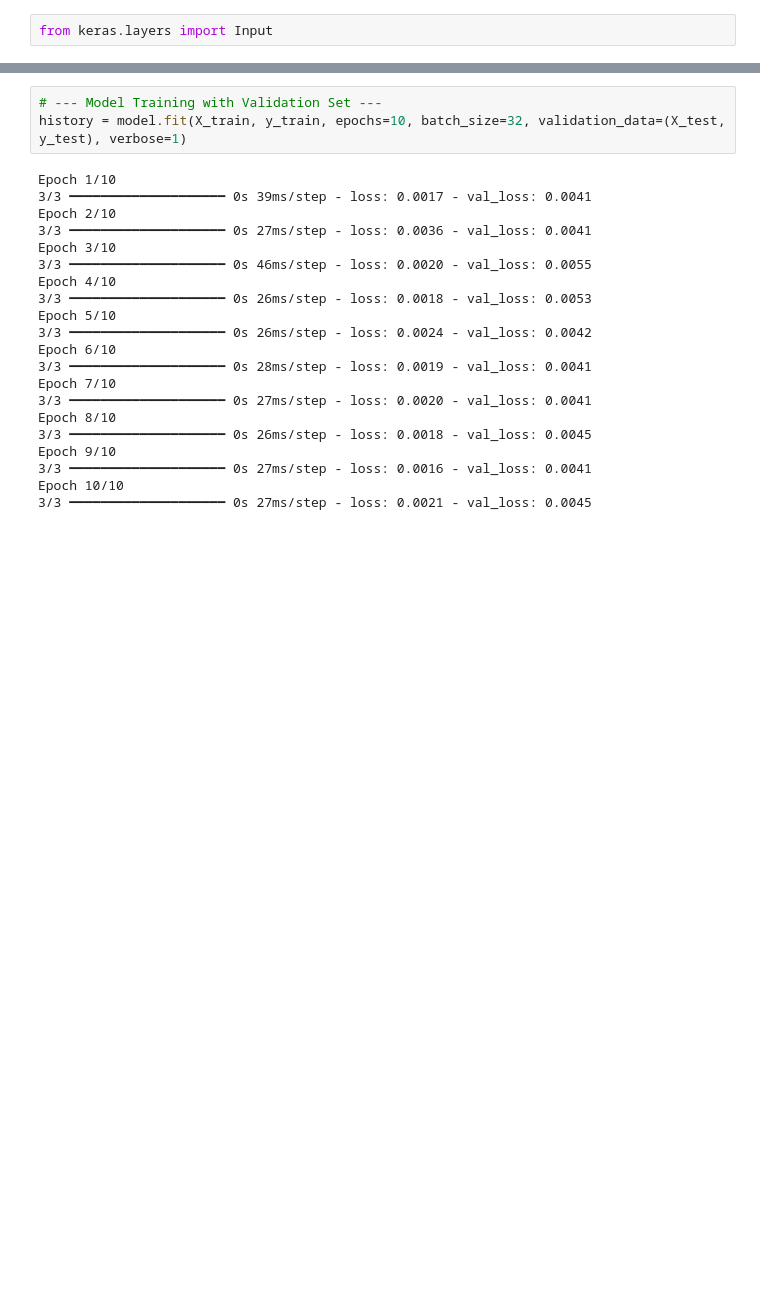
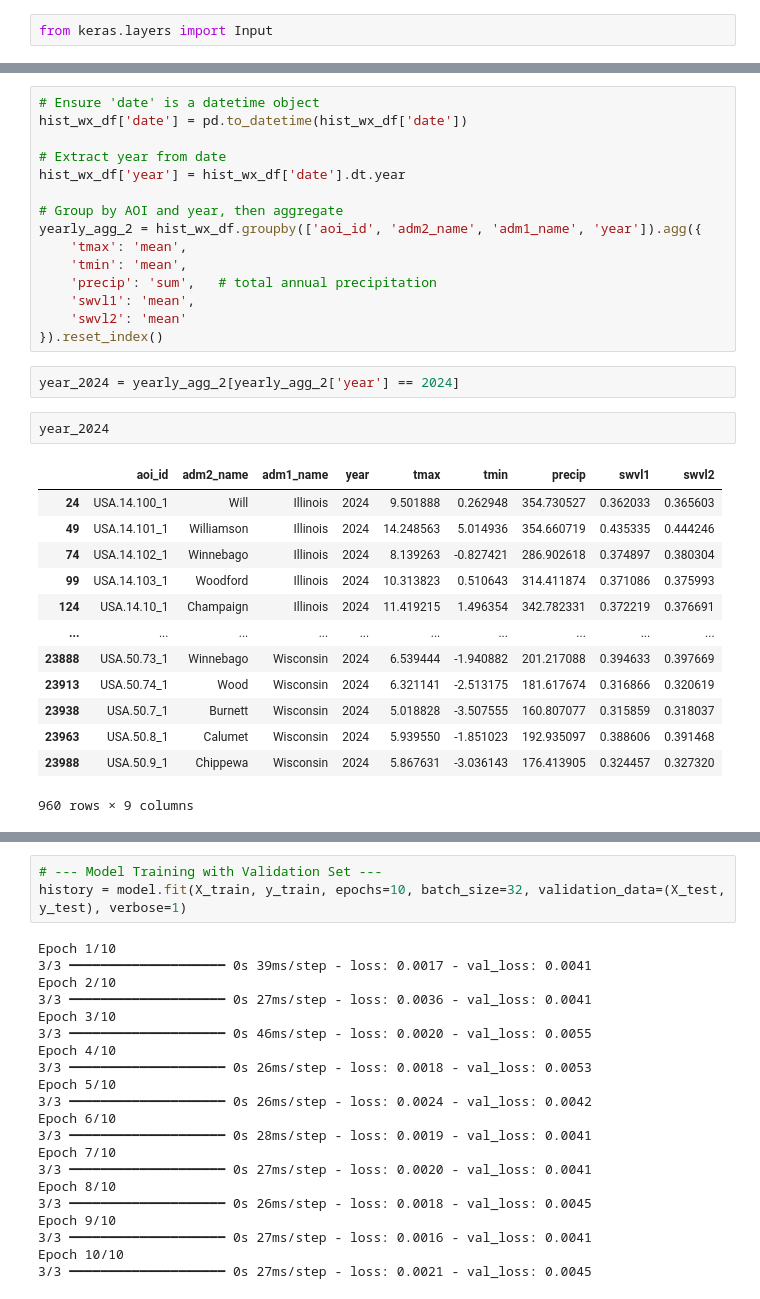
Before and after one commit to AntonioDonnangelo/Predicting-2024-US-Corn-Yield, a Jupyter notebook: Predicting_2024_US_Corn_Yield.ipynb, the cells around one changed output, grey strips where cells are left out. Saved outputs shown, nothing was run; the diff lists cells and outputs as text; blank space fills up the shorter version.

```diff
--- a/Predicting_2024_US_Corn_Yield.ipynb
+++ b/Predicting_2024_US_Corn_Yield.ipynb
@@ -1242,0 +1288,33 @@ Test RMSE: 9.72
+# %%
+# Ensure 'date' is a datetime object
+hist_wx_df['date'] = pd.to_datetime(hist_wx_df['date'])
+
+# Extract year from date
+hist_wx_df['year'] = hist_wx_df['date'].dt.year
+
+# Group by AOI and year, then aggregate
+yearly_agg_2 = hist_wx_df.groupby(['aoi_id', 'adm2_name', 'adm1_name', 'year']).agg({
+    'tmax': 'mean',
+    'tmin': 'mean',
+    'precip': 'sum',   # total annual precipitation
+    'swvl1': 'mean',
+    'swvl2': 'mean'
+}).reset_index()
+# %%
+year_2024 = yearly_agg_2[yearly_agg_2['year'] == 2024]
+# %%
+year_2024
+# %% [output]
+|  | aoi_id | adm2_name | adm1_name | year | tmax | tmin | precip | swvl1 | swvl2 |
+| 24 | USA.14.100_1 | Will | Illinois | 2024 | 9.501888 | 0.262948 | 354.730527 | 0.362033 | 0.365603 |
+| 49 | USA.14.101_1 | Williamson | Illinois | 2024 | 14.248563 | 5.014936 | 354.660719 | 0.435335 | 0.444246 |
+| 74 | USA.14.102_1 | Winnebago | Illinois | 2024 | 8.139263 | -0.827421 | 286.902618 | 0.374897 | 0.380304 |
+| 99 | USA.14.103_1 | Woodford | Illinois | 2024 | 10.313823 | 0.510643 | 314.411874 | 0.371086 | 0.375993 |
+| 124 | USA.14.10_1 | Champaign | Illinois | 2024 | 11.419215 | 1.496354 | 342.782331 | 0.372219 | 0.376691 |
+| ... | ... | ... | ... | ... | ... | ... | ... | ... | ... |
+| 23888 | USA.50.73_1 | Winnebago | Wisconsin | 2024 | 6.539444 | -1.940882 | 201.217088 | 0.394633 | 0.397669 |
+| 23913 | USA.50.74_1 | Wood | Wisconsin | 2024 | 6.321141 | -2.513175 | 181.617674 | 0.316866 | 0.320619 |
+| 23938 | USA.50.7_1 | Burnett | Wisconsin | 2024 | 5.018828 | -3.507555 | 160.807077 | 0.315859 | 0.318037 |
+| 23963 | USA.50.8_1 | Calumet | Wisconsin | 2024 | 5.939550 | -1.851023 | 192.935097 | 0.388606 | 0.391468 |
+| 23988 | USA.50.9_1 | Chippewa | Wisconsin | 2024 | 5.867631 | -3.036143 | 176.413905 | 0.324457 | 0.327320 |
+960 rows × 9 columns
```
Also changed, not shown: parts of 42 cells of this notebook.
